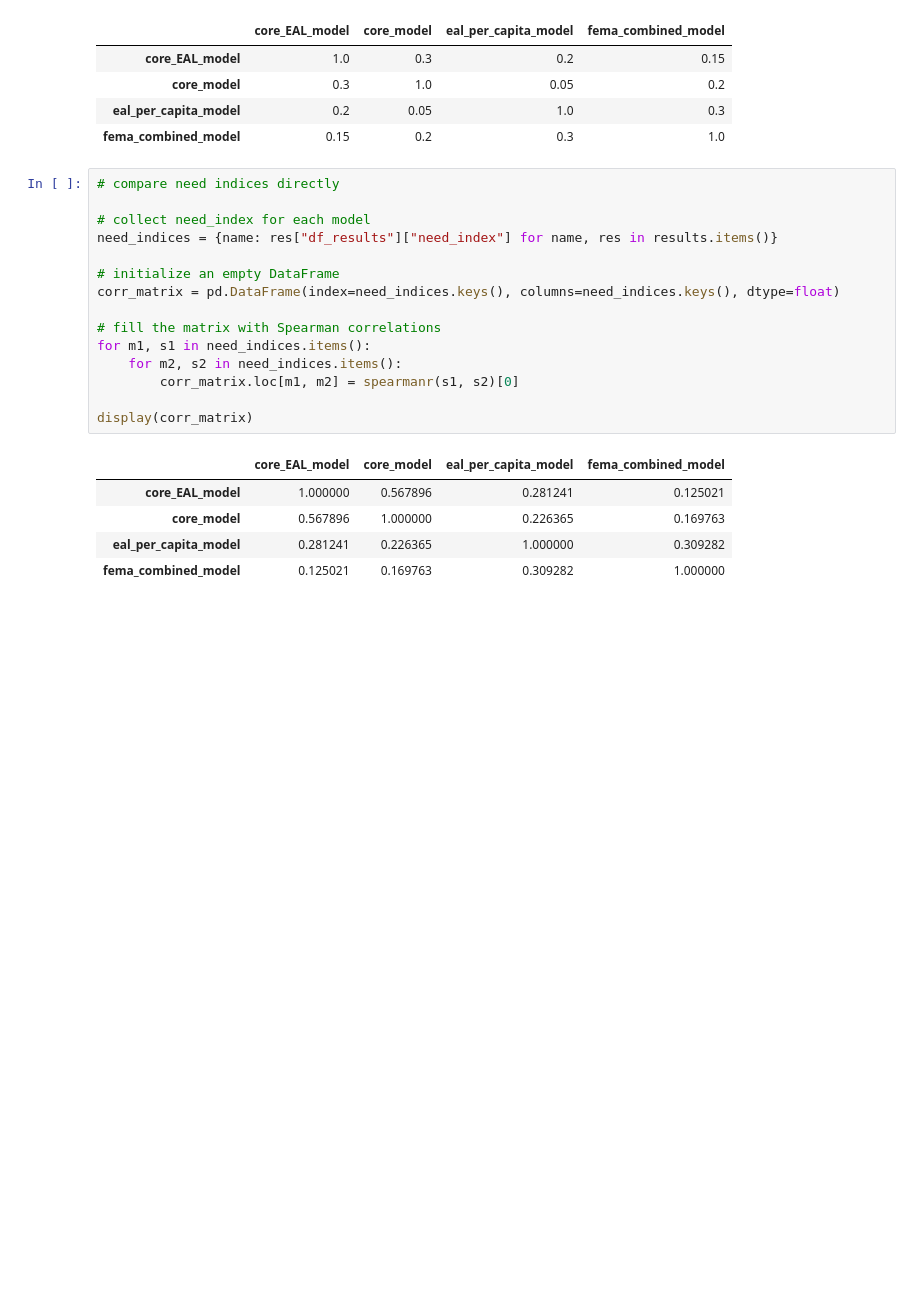
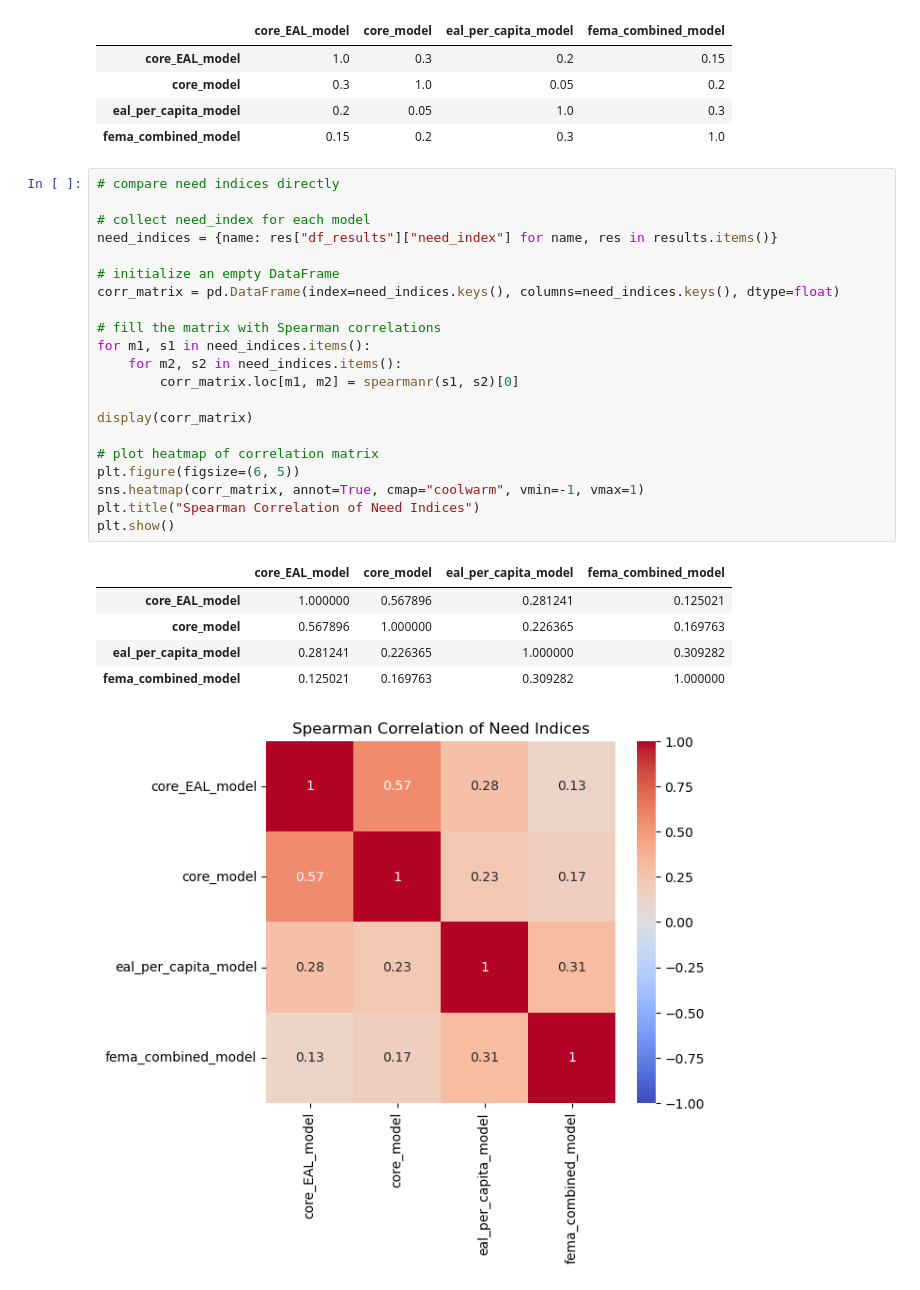
Before and after one commit to jakedurell/hazard-funding-comp, a Jupyter notebook: notebooks/22_quadrant_and_exclusion_analysis.ipynb, the cells around one changed output. Drawn from its saved outputs; the diff is of its cells as text; blank space fills up the shorter version.

Commit message:
feat(quadrant analysis): update quadrant map plotting and add correlation matrix heatmap

```diff
--- a/notebooks/22_quadrant_and_exclusion_analysis.ipynb
+++ b/notebooks/22_quadrant_and_exclusion_analysis.ipynb
@@ -672,21 +710,28 @@ display(overlap)
 # %%
 # compare need indices directly
 
 # collect need_index for each model
 need_indices = {name: res["df_results"]["need_index"] for name, res in results.items()}
 
 # initialize an empty DataFrame
 corr_matrix = pd.DataFrame(index=need_indices.keys(), columns=need_indices.keys(), dtype=float)
 
 # fill the matrix with Spearman correlations
 for m1, s1 in need_indices.items():
     for m2, s2 in need_indices.items():
         corr_matrix.loc[m1, m2] = spearmanr(s1, s2)[0]
 
 display(corr_matrix)
+
+# plot heatmap of correlation matrix
+plt.figure(figsize=(6, 5))
+sns.heatmap(corr_matrix, annot=True, cmap="coolwarm", vmin=-1, vmax=1)
+plt.title("Spearman Correlation of Need Indices")
+plt.show()
 # %% [output]
 |  | core_EAL_model | core_model | eal_per_capita_model | fema_combined_model |
 | core_EAL_model | 1.000000 | 0.567896 | 0.281241 | 0.125021 |
 | core_model | 0.567896 | 1.000000 | 0.226365 | 0.169763 |
 | eal_per_capita_model | 0.281241 | 0.226365 | 1.000000 | 0.309282 |
 | fema_combined_model | 0.125021 | 0.169763 | 0.309282 | 1.000000 |
+[figure, added]
```
Also changed, not shown: parts of 6 cells of this notebook.
